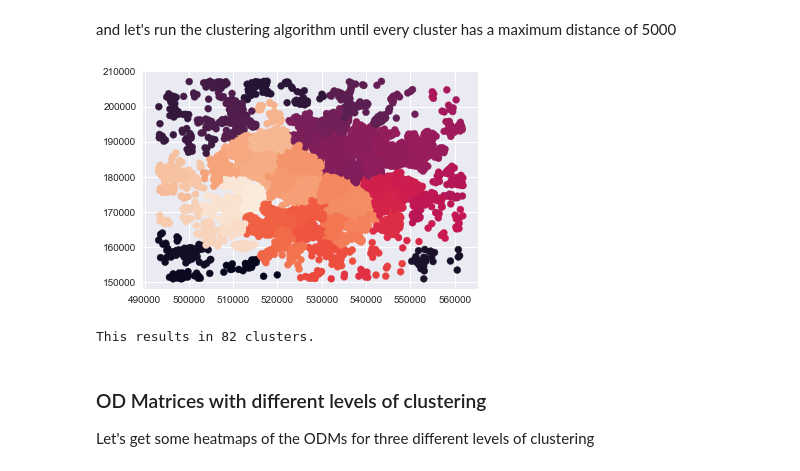
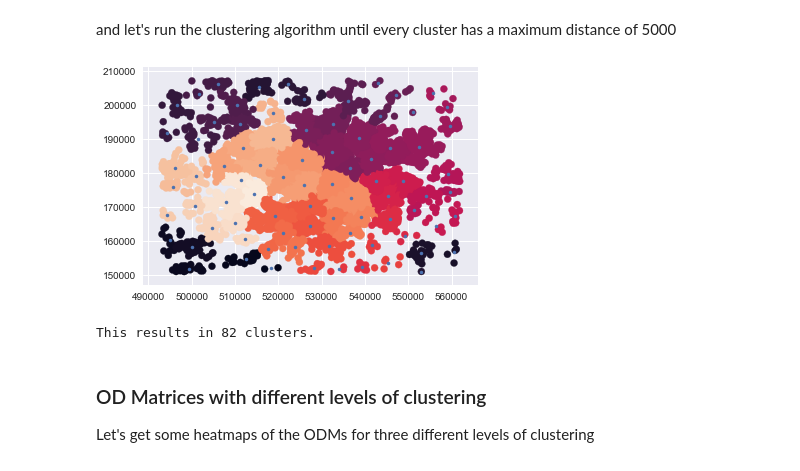
Before and after one commit to jbremz/human_mob, a Jupyter notebook: Notebooks/Ilaria's Log/Week 10.ipynb, the cells around one changed output. Drawn from its saved outputs; the diff is of its cells as text; code cells hidden in the pictures.

```diff
--- a/Notebooks/Ilaria's Log/Week 10.ipynb
+++ b/Notebooks/Ilaria's Log/Week 10.ipynb
@@ -55,11 +59,14 @@ p_lon = pop_explicit(xy_lon, m_lon)
 and let's run the clustering algorithm until every cluster has a maximum distance of 5000
 # %%
 d_max = 5000
+plt.figure()
 lon_clusters = clustering.Clusters(p_lon, d_max)
+plt.plot(lon_clusters.centroids()[0], lon_clusters.centroids()[1], '.')
 lon_clusters.viz_clusters()
+plt.show()
 print ("This results in " + str(lon_clusters.clusters_num) + " clusters.")
 # %% [output]
-[figure, old version]
+[figure, new version]
 This results in 82 clusters.
 # %% [markdown]
 ### OD Matrices with different levels of clustering
```
Also changed, not shown: parts of 3 cells of this notebook, 2 other files.
